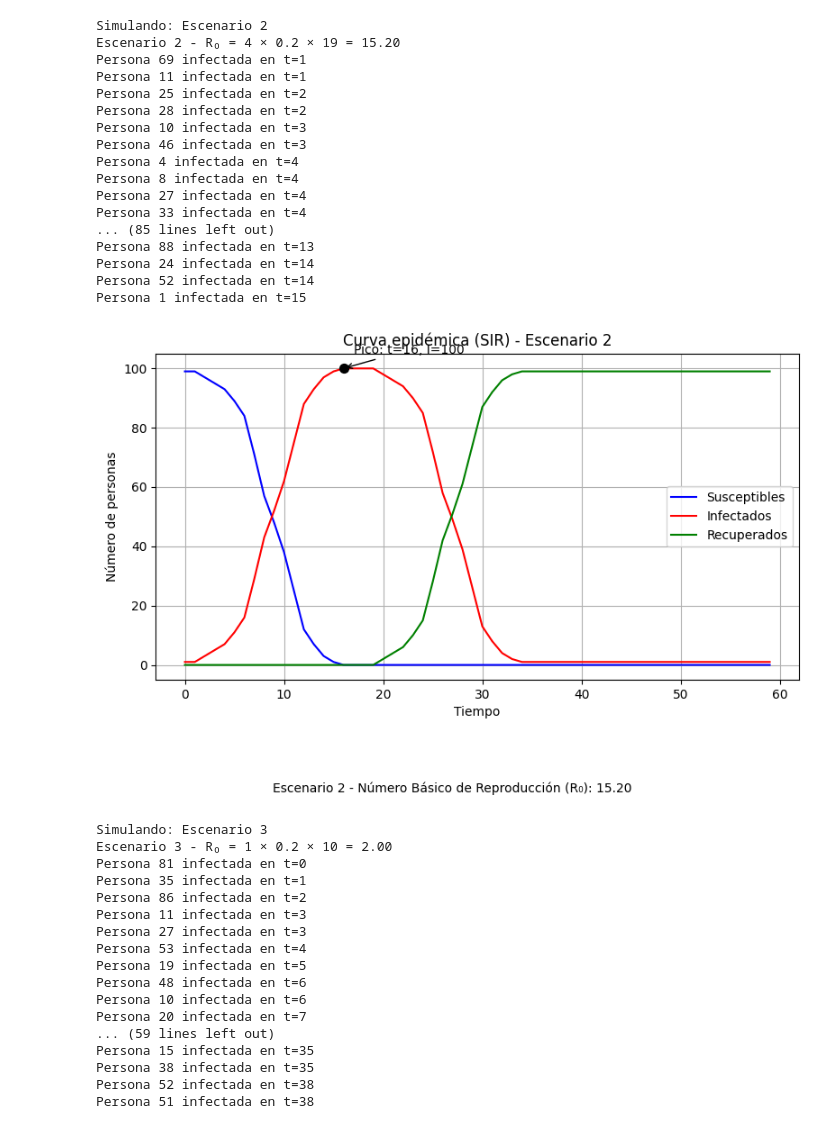
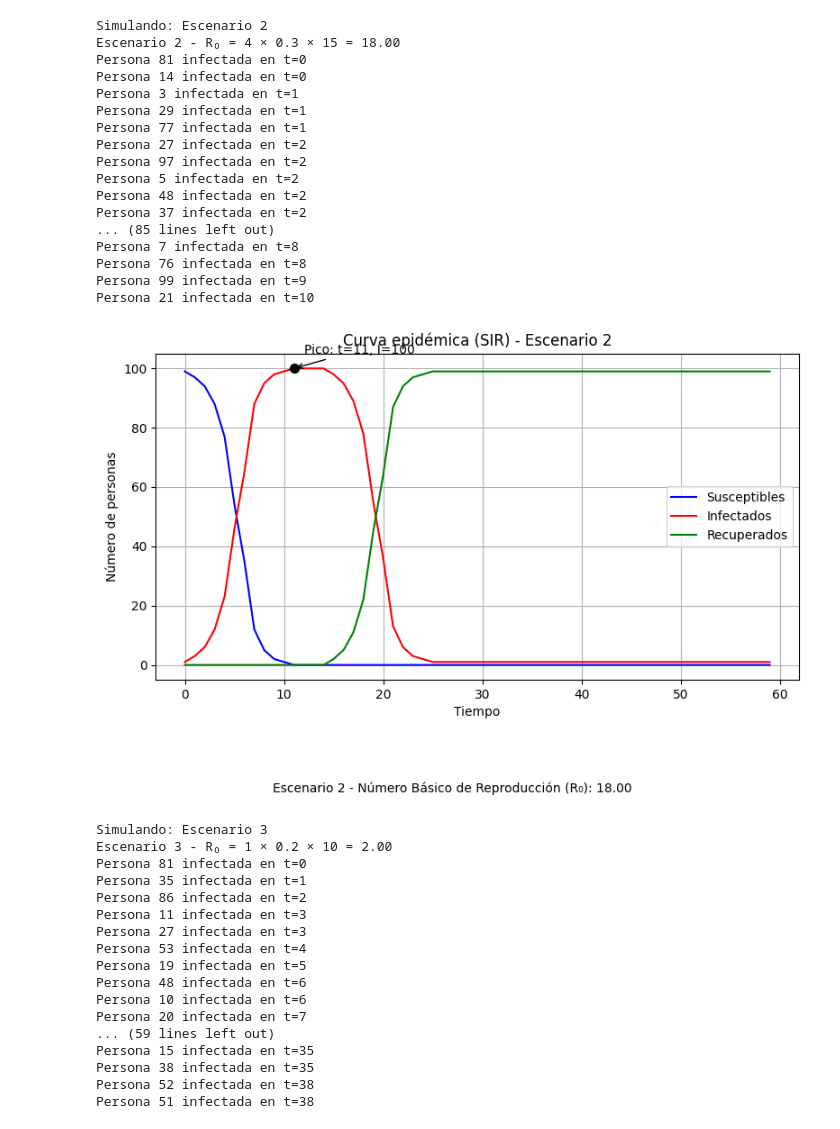
Before and after one commit to cjorgeluis122333/simulacion-clases-practicas, a Jupyter notebook: src/projectoFinalSimulacion/Ejemplo32Sm.ipynb, the cells around one changed output. Cells and saved outputs as stored; diff of their text form; code cells hidden in the pictures.

```diff
--- a/src/projectoFinalSimulacion/Ejemplo32Sm.ipynb
+++ b/src/projectoFinalSimulacion/Ejemplo32Sm.ipynb
@@ -88,7 +88,7 @@ def simulacion(env, nombre, infect, infect_prob, rec_time, num_personas=100, dur
 # ========== Definición de escenarios ==========
 escenarios = [
     {"nombre": "Escenario 1", "infect": 5, "infect_prob": 0.5, "rec_time": 14},
-    {"nombre": "Escenario 2", "infect": 4, "infect_prob": 0.2, "rec_time": 19},
+    {"nombre": "Escenario 2", "infect": 4, "infect_prob": 0.3, "rec_time": 15},
     {"nombre": "Escenario 3", "infect": 1, "infect_prob": 0.2, "rec_time": 10},
 
 ]
@@ -107,49 +107,49 @@ for escenario in escenarios:
         escenario["infect_prob"],
         escenario["rec_time"],
         num_personas=100,
         duracion=60
     ))
     r0 = escenario["infect"] * escenario["infect_prob"] * escenario["rec_time"]
     print(f"{escenario['nombre']} - R₀ = {escenario['infect']} × {escenario['infect_prob']} × {escenario['rec_time']} = {r0:.2f}")
 
     env.run()
 # %% [output]
 Simulando: Escenario 1
 Escenario 1 - R₀ = 5 × 0.5 × 14 = 35.00
 Persona 81 infectada en t=0
 Persona 14 infectada en t=0
 Persona 3 infectada en t=0
 Persona 75 infectada en t=1
 Persona 11 infectada en t=1
 Persona 27 infectada en t=1
 Persona 29 infectada en t=1
 Persona 64 infectada en t=1
 Persona 71 infectada en t=1
 Persona 25 infectada en t=1
 ... (85 lines left out)
 Persona 57 infectada en t=4
 Persona 15 infectada en t=4
 Persona 94 infectada en t=5
 Persona 12 infectada en t=5
 [figure]
 Simulando: Escenario 2
-Escenario 2 - R₀ = 4 × 0.2 × 19 = 15.20
-Persona 69 infectada en t=1
-Persona 11 infectada en t=1
-Persona 25 infectada en t=2
-Persona 28 infectada en t=2
-Persona 10 infectada en t=3
-Persona 46 infectada en t=3
-Persona 4 infectada en t=4
-Persona 8 infectada en t=4
-Persona 27 infectada en t=4
-Persona 33 infectada en t=4
+Escenario 2 - R₀ = 4 × 0.3 × 15 = 18.00
+Persona 81 infectada en t=0
+Persona 14 infectada en t=0
+Persona 3 infectada en t=1
+Persona 29 infectada en t=1
+Persona 77 infectada en t=1
+Persona 27 infectada en t=2
+Persona 97 infectada en t=2
+Persona 5 infectada en t=2
+Persona 48 infectada en t=2
+Persona 37 infectada en t=2
 ... (85 lines left out)
-Persona 88 infectada en t=13
-Persona 24 infectada en t=14
-Persona 52 infectada en t=14
-Persona 1 infectada en t=15
+Persona 7 infectada en t=8
+Persona 76 infectada en t=8
+Persona 99 infectada en t=9
+Persona 21 infectada en t=10
-[figure, old version]
+[figure, new version]
 Simulando: Escenario 3
 Escenario 3 - R₀ = 1 × 0.2 × 10 = 2.00
 Persona 81 infectada en t=0
```
Also changed, not shown: 2 other files.
